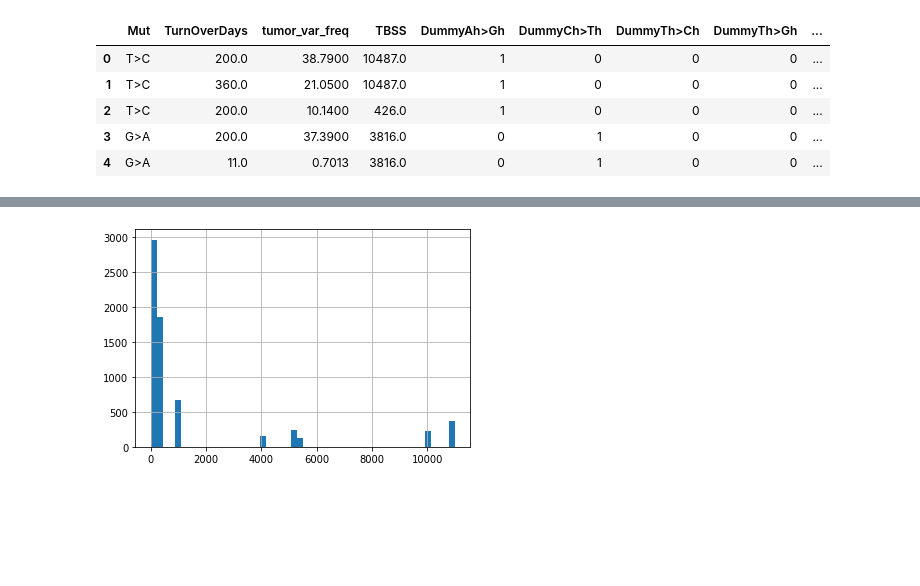
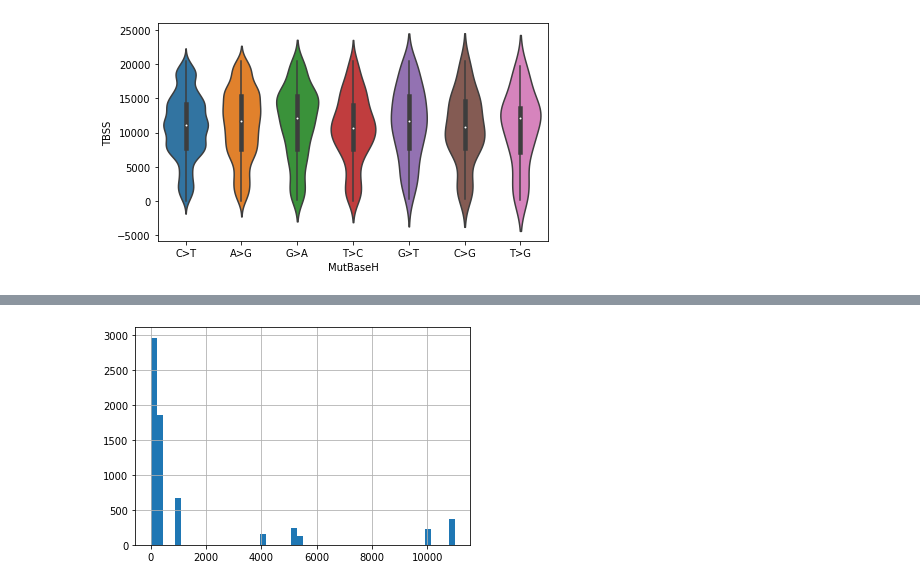
Before and after one commit to mitoclub/mtdnaMutSpecOfCancers, a Jupyter notebook: notebooks/glm.ipynb, the cells around one changed output, grey strips where cells are left out. Drawn from its saved outputs; the diff is of its cells as text; code cells hidden in the pictures; blank space fills up the shorter version.

```diff
--- a/notebooks/glm.ipynb
+++ b/notebooks/glm.ipynb
@@ -52,0 +31,4 @@ mut_raw[mut_raw.TBSS.isna()]
+# %%
+mut = pd.read_csv("../data/processed/mutations.csv")
+mut["MutBaseH"] = mut["Mut"].str.slice(2, 5).str.translate(translator)
+mut
@@ -52,0 +105,4 @@ mut_raw[mut_raw.TBSS.isna()]
+# %%
+_cnt = mut.MutBaseH.value_counts()
+sbs_sample = _cnt[(_cnt > mut.shape[0] * .01)].index.values
+_cnt[(_cnt > mut.shape[0] * .01)]
@@ -53,16 +118,10 @@ mut_raw[mut_raw.TBSS.isna()]
+# %%
+plt.figure(figsize=(7, 4))
+sns.violinplot(data=mut, x="MutBaseH", y="TBSS", order=sbs_sample);
+# %% [output]
+[figure, added]
 # %%
-cols = "Mut TurnOverDays tumor_var_freq TBSS".split()
-mut = mut_raw.dropna(subset="TBSS").loc[:, cols]
-mut["Mut"] = mut["Mut"].str.slice(2, 5)
-for sbs_l in mut.Mut.unique():
-    sbs_h = sbs_l.translate(translator)
-    sbs_h_styled = sbs_h[0] + "h>" + sbs_h[-1] + "h"
-    mut[f"Dummy{sbs_h_styled}"] = (mut["Mut"] == sbs_l).astype(np.int8)
-mut.head()
+# for sbs_h in mut.MutBaseH.unique():
+#     sbs_h_styled = sbs_h[0] + "h>" + sbs_h[-1] + "h"
+#     mut[f"#{sbs_h_styled}"] = (mut["MutBaseH"] == sbs_h).astype(np.int8)
+# mut.head()
-# %% [output]
-|  | Mut | TurnOverDays | tumor_var_freq | TBSS | DummyAh>Gh | DummyCh>Th | DummyTh>Ch | DummyTh>Gh | ... |
-| 0 | T>C | 200.0 | 38.7900 | 10487.0 | 1 | 0 | 0 | 0 | ... |
-| 1 | T>C | 360.0 | 21.0500 | 10487.0 | 1 | 0 | 0 | 0 | ... |
-| 2 | T>C | 200.0 | 10.1400 | 426.0 | 1 | 0 | 0 | 0 | ... |
-| 3 | G>A | 200.0 | 37.3900 | 3816.0 | 0 | 1 | 0 | 0 | ... |
-| 4 | G>A | 11.0 | 0.7013 | 3816.0 | 0 | 1 | 0 | 0 | ... |
```
Also changed, not shown: parts of 19 cells of this notebook, 2 other files.
